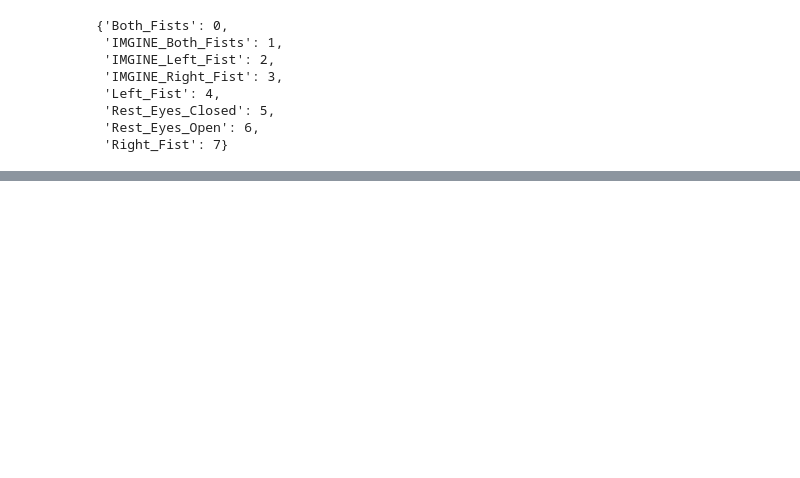
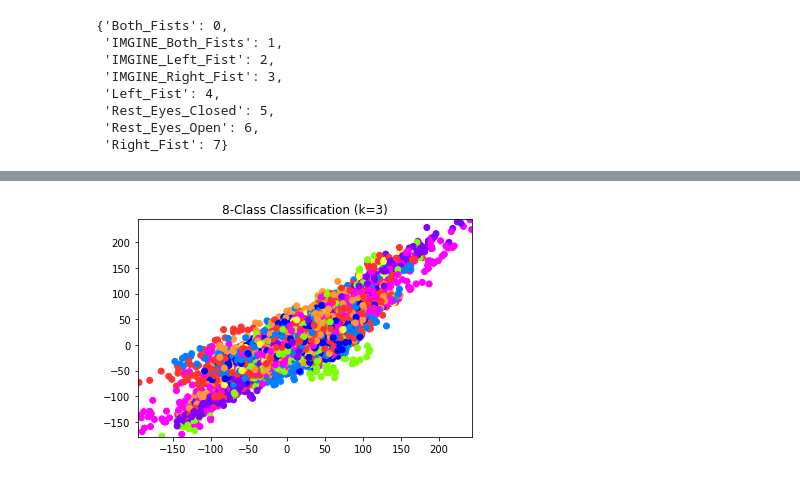
Before and after one commit to iankamin/project-submission, a Jupyter notebook: CSE574_BCIProject.ipynb, the cells around one changed output, grey strips where cells are left out. Cells and saved outputs as stored; diff of their text form; code cells hidden in the pictures; blank space fills up the shorter version.

```diff
--- a/CSE574_BCIProject.ipynb
+++ b/CSE574_BCIProject.ipynb
@@ -258,32 +214,36 @@ h = 0.2
 X = X_train[:, :2]
 y = Y_train
 
+neighbors =3
 # Create color maps
 #    cmap_light = ListedColormap([ '#FFCCCC', '#FFE5CC', '#FFFFCC', '#E5FFCC', '#CCFFFF', '#CCE5FF', '#CCCCFF','#FFCCFF'])
 cmap_bold = ListedColormap(['#FF3333','#FF9933','#FFFF33','#80FF00','#00FFFF','#0080FF','#0000FF','#7F00FF','#FF00FF'])
 
 # we create an instance of Neighbours Classifier and fit the data.
-clf = neighbors.KNeighborsClassifier(5, weights='distance')
+clf = KNeighborsClassifier(5, weights='distance')
 clf.fit(X, y)
 
 # calculate min, max and limits
 x_min, x_max = X[:, 0].min() - 1, X[:, 0].max() + 1
 y_min, y_max = X[:, 1].min() - 1, X[:, 1].max() + 1
 xx, yy = np.meshgrid(np.arange(x_min, x_max, h),
 np.arange(y_min, y_max, h))
 
 # predict class using data and kNN classifier
 Z = clf.predict(np.c_[xx.ravel(), yy.ravel()])
 
 # Put the result into a color plot
 Z = Z.reshape(xx.shape)
 
 plt.figure(facecolor=(1, 1, 1))
 #    plt.pcolormesh(xx, yy, Z, cmap=cmap_light)
 
 # Plot also the training points
 plt.scatter(X[:, 0], X[:, 1], c=y, cmap=cmap_bold)
 plt.xlim(xx.min(), xx.max())
 plt.ylim(yy.min(), yy.max())
-plt.title("8-Class classification (k = %i)" % (neighbors)) #labels, number of neightbors
+title = '8-Class Classification (k=3)'
+plt.title(title) #labels, number of neightbors
 plt.show()
+# %% [output]
+[figure, added]
```
Also changed, not shown: parts of 12 cells of this notebook.
